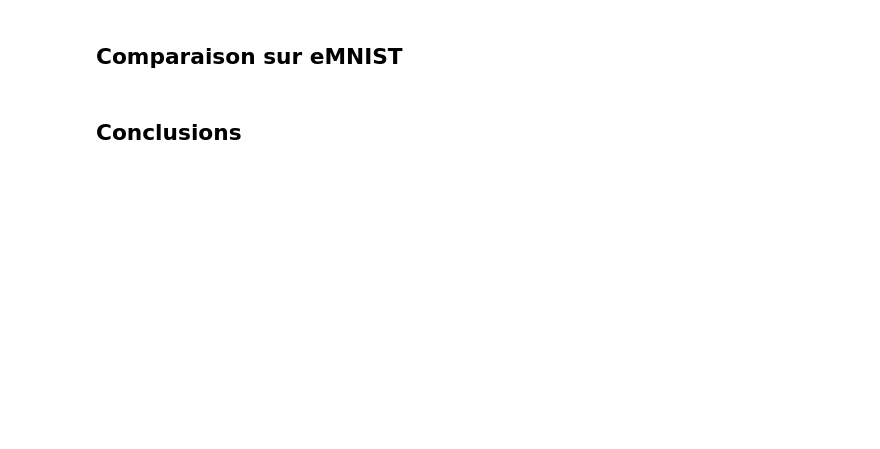
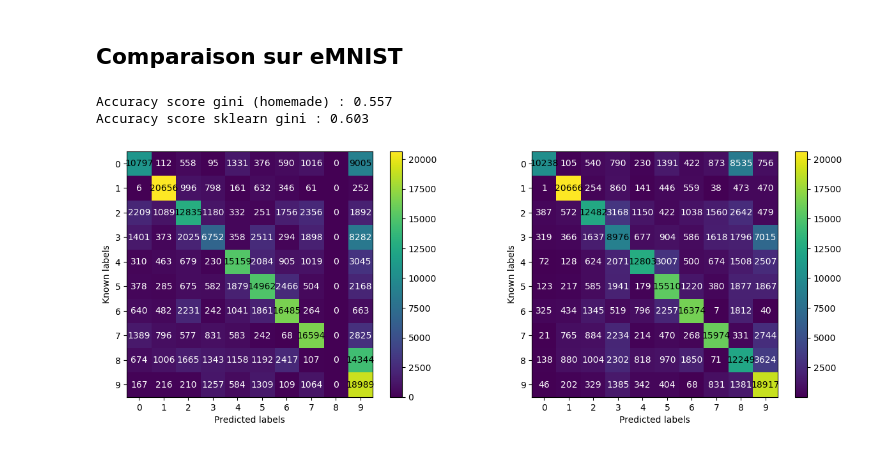
Before and after one commit to desfreng/IAS-Random-Forest, a Jupyter notebook: docs/DecisionTree.ipynb, the cells around one changed output. Drawn from its saved outputs; the diff is of its cells as text; code cells hidden in the pictures; blank space fills up the shorter version.

```diff
--- a/docs/DecisionTree.ipynb
+++ b/docs/DecisionTree.ipynb
@@ -26,4 +81,36 @@ emnist_compressed_test_x = pca.compress(emnist_test_x)
 # %% [markdown]
 ## Comparaison sur eMNIST
-# %% [markdown]
-## Conclusions
+# %%
+# arbre avec critère Gini
+emnist_tree_gini = DecisionTree(max_depth=5, splitter="best", criterion_name="gini")
+emnist_tree_gini.fit(emnist_train_x, emnist_train_y)
+emnist_pred_gini = emnist_tree_gini.predict(emnist_test_x)
+# %%
+# arbre avec critère Log-loss
+emnist_tree_log_loss = DecisionTree(max_depth=5, splitter="best", criterion_name="log_loss")
+emnist_tree_log_loss.fit(emnist_train_x, emnist_train_y)
+emnist_pred_log_loss = emnist_tree_log_loss.predict(emnist_test_x)
+# %%
+# version sklearn
+emnist_tree_sklearn_gini = tree.DecisionTreeClassifier(max_depth=5, criterion="gini")
+emnist_tree_sklearn_gini = emnist_tree_sklearn_gini.fit(emnist_train_x, emnist_train_y)
+emnist_pred_sklearn_gini = emnist_tree_sklearn_gini.predict(emnist_test_x)
+
+emnist_tree_sklearn_log_loss = tree.DecisionTreeClassifier(max_depth=5, criterion="log_loss")
+emnist_tree_sklearn_log_loss = emnist_tree_sklearn_log_loss.fit(emnist_train_x, emnist_train_y)
+emnist_pred_sklearn_log_loss = emnist_tree_sklearn_log_loss.predict(emnist_test_x)
+# %%
+# comparons les matrices de confusions pour Gini
+emnist_c_matrix_gini = confusion_matrix(Emnist.class_number, emnist_test_y, emnist_pred_gini)
+emnist_c_matrix_gini_sklearn = confusion_matrix(Emnist.class_number, emnist_test_y, emnist_pred_sklearn_gini)
+
+fig, (ax1, ax2) = plt.subplots(1, 2, figsize=(15, 5))
+show_confusion_matrix(emnist_c_matrix_gini, Emnist.class_names, ax=ax1)
+show_confusion_matrix(emnist_c_matrix_gini_sklearn, Emnist.class_names, ax=ax2)
+
+print(f"Accuracy score gini (homemade) : {accuracy_score(emnist_test_y, emnist_pred_gini):.3f}")
+print(f"Accuracy score sklearn gini : {accuracy_score(emnist_test_y, emnist_pred_sklearn_gini):.3f}")
+# %% [output]
+Accuracy score gini (homemade) : 0.557
+Accuracy score sklearn gini : 0.603
+[figure, added]
```
Also changed, not shown: parts of 9 cells of this notebook, 1 other file.
